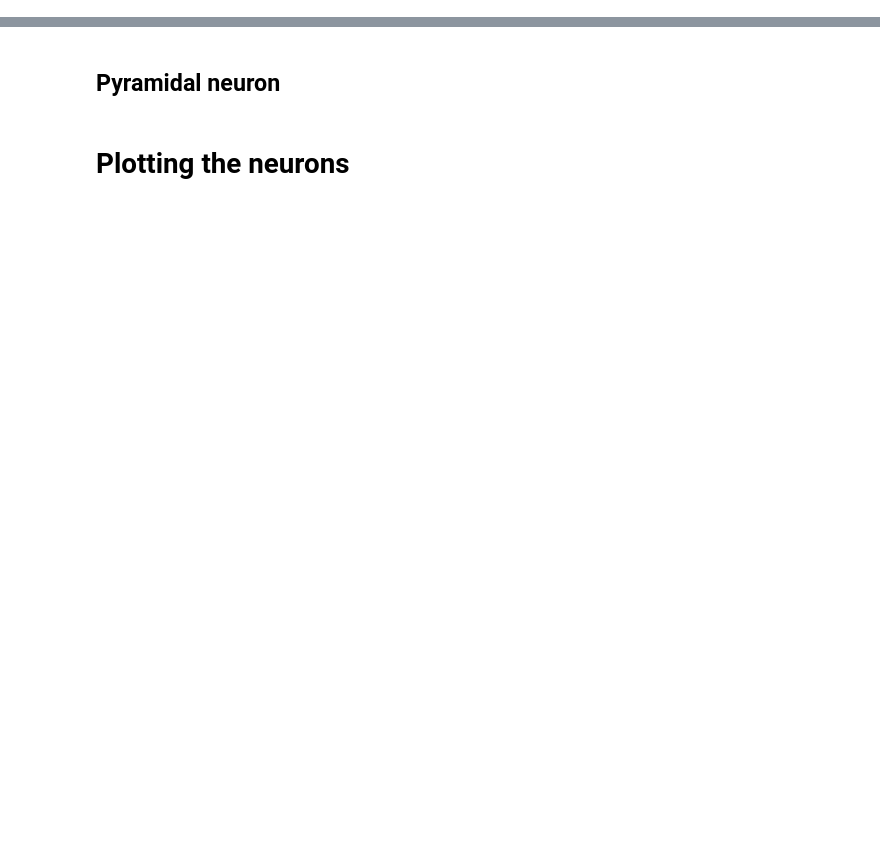
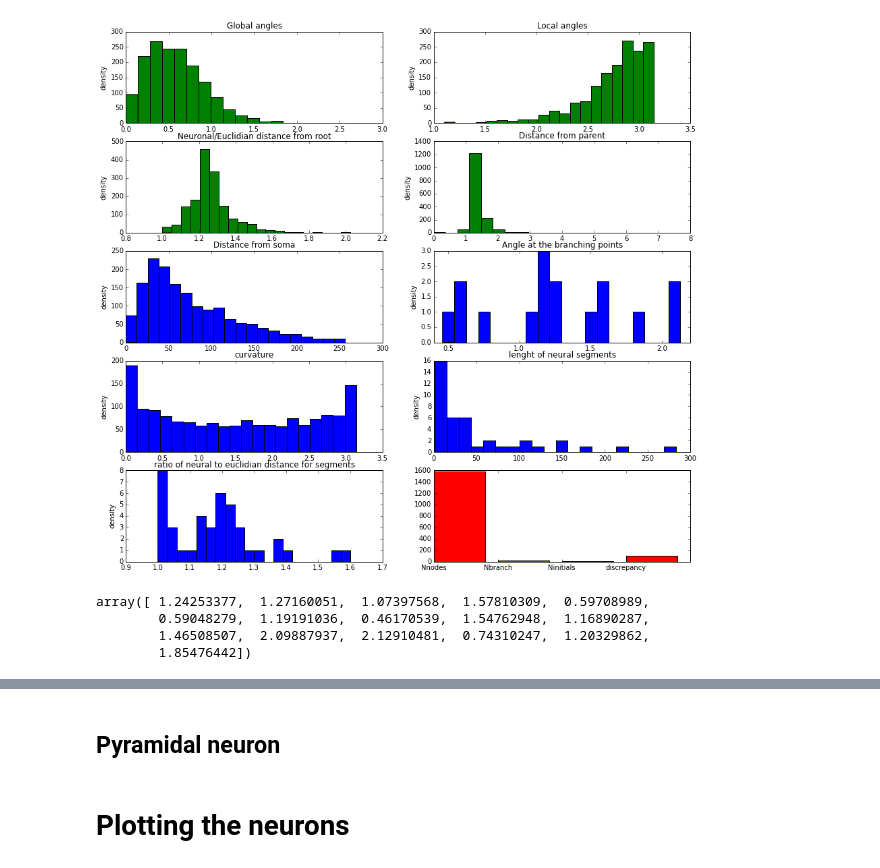
Before and after one commit to RoozbehFarhoodi/McNeuron, a Jupyter notebook: Generating Neurons.ipynb, the cells around one changed output, grey strips where cells are left out. Drawn from its saved outputs; the diff is of its cells as text; code cells hidden in the pictures; blank space fills up the shorter version.

```diff
--- a/Generating Neurons.ipynb
+++ b/Generating Neurons.ipynb
@@ -5,0 +21,12 @@ In this a neuron that has the same features of real neurons is generated by Mont
+# %%
+n.show_features()
+# %% [output]
+[figure, added]
+# %%
+a = ~ np.isnan(n.branch_angle[0,:])
+n.branch_angle[0,a]
+# %% [output]
+array([ 1.24253377,  1.27160051,  1.07397568,  1.57810309,  0.59708989,
+        0.59048279,  1.19191036,  0.46170539,  1.54762948,  1.16890287,
+        1.46508507,  2.09887937,  2.12910481,  0.74310247,  1.20329862,
+        1.85476442])
```
Also changed, not shown: parts of 29 cells of this notebook, 21 other files.
